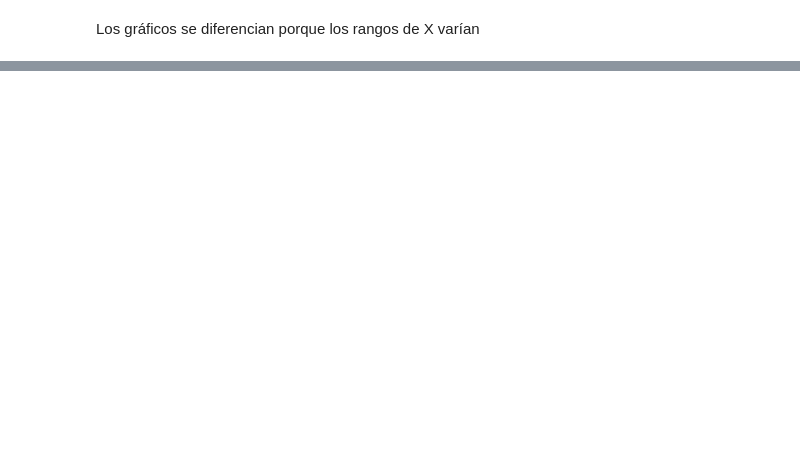
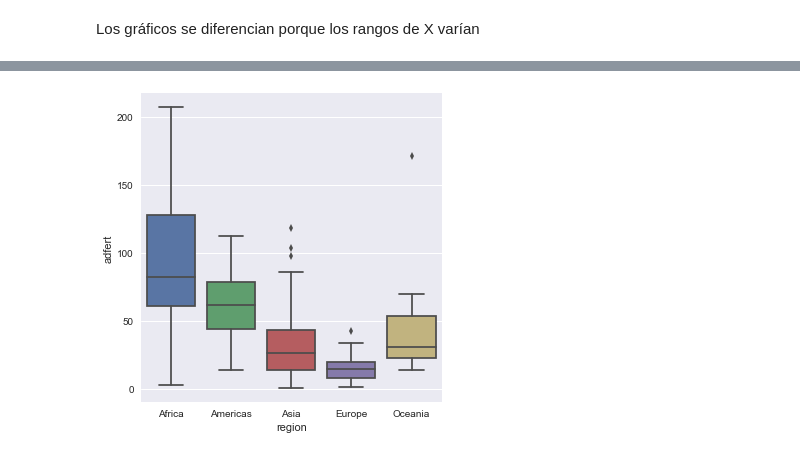
Before and after one commit to lporras/data-science-desafio, a Jupyter notebook: 2-modulo-fundamentos-data-science/hipótesis_y_correlación/desafios/graficos_y_correlacion/Desafio 2526 Gráficos y Correlación.ipynb, the cells around one changed output, grey strips where cells are left out. Saved outputs shown, nothing was run; the diff lists cells and outputs as text; code cells hidden in the pictures; blank space fills up the shorter version.

```diff
--- a/2-modulo-fundamentos-data-science/hipótesis_y_correlación/desafios/graficos_y_correlacion/Desafio 2526 Gráficos y Correlación.ipynb
+++ b/2-modulo-fundamentos-data-science/hipótesis_y_correlación/desafios/graficos_y_correlacion/Desafio 2526 Gráficos y Correlación.ipynb
@@ -136,0 +134,7 @@ grouped_boxplot(df, 'adfert', 'region')
+# %%
+def grouped_boxplot_sns(dataframe, variable, group_by):
+    sns.catplot(y=variable, x=group_by, data=dataframe, kind="box")
+
+grouped_boxplot_sns(df, 'adfert', 'region')
+# %% [output]
+[figure, added]
```
Also changed, not shown: parts of 15 cells of this notebook, 1 other file.
